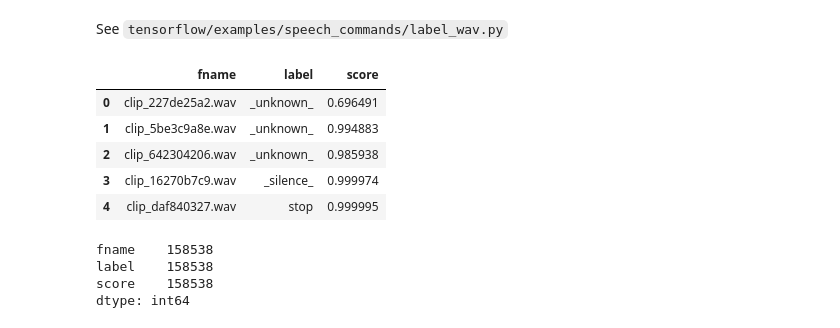
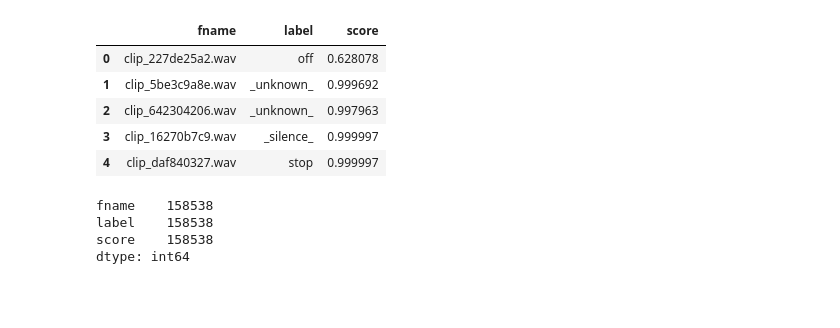
Before and after one commit to Agent007/tensorflow-speech-recognition-challenge, a Jupyter notebook: predictions.ipynb, the cells around one changed output. Cells and saved outputs as stored; diff of their text form; code cells hidden in the pictures; blank space fills up the shorter version.

```diff
--- a/predictions.ipynb
+++ b/predictions.ipynb
@@ -3,2 +0,0 @@ import tensorflow as tf
-# %% [markdown]
-See `tensorflow/examples/speech_commands/label_wav.py`
@@ -46,15 +1,18 @@ with tf.Session() as sess:
 # %%
 import pandas as pd
 
-predictions = pd.DataFrame(rows, columns=['fname', 'label', 'score'])
+predictions = pd.read_csv('predictions.csv',
+                          engine='c',
+                          low_memory=False,
+                          memory_map=True)
 predictions.head()
 # %% [output]
 |  | fname | label | score |
-| 0 | clip_227de25a2.wav | _unknown_ | 0.696491 |
-| 1 | clip_5be3c9a8e.wav | _unknown_ | 0.994883 |
-| 2 | clip_642304206.wav | _unknown_ | 0.985938 |
-| 3 | clip_16270b7c9.wav | _silence_ | 0.999974 |
-| 4 | clip_daf840327.wav | stop | 0.999995 |
+| 0 | clip_227de25a2.wav | off | 0.628078 |
+| 1 | clip_5be3c9a8e.wav | _unknown_ | 0.999692 |
+| 2 | clip_642304206.wav | _unknown_ | 0.997963 |
+| 3 | clip_16270b7c9.wav | _silence_ | 0.999997 |
+| 4 | clip_daf840327.wav | stop | 0.999997 |
 # %%
 predictions.count()
 # %% [output]
```
Also changed, not shown: parts of 7 cells of this notebook, 23 other files.
